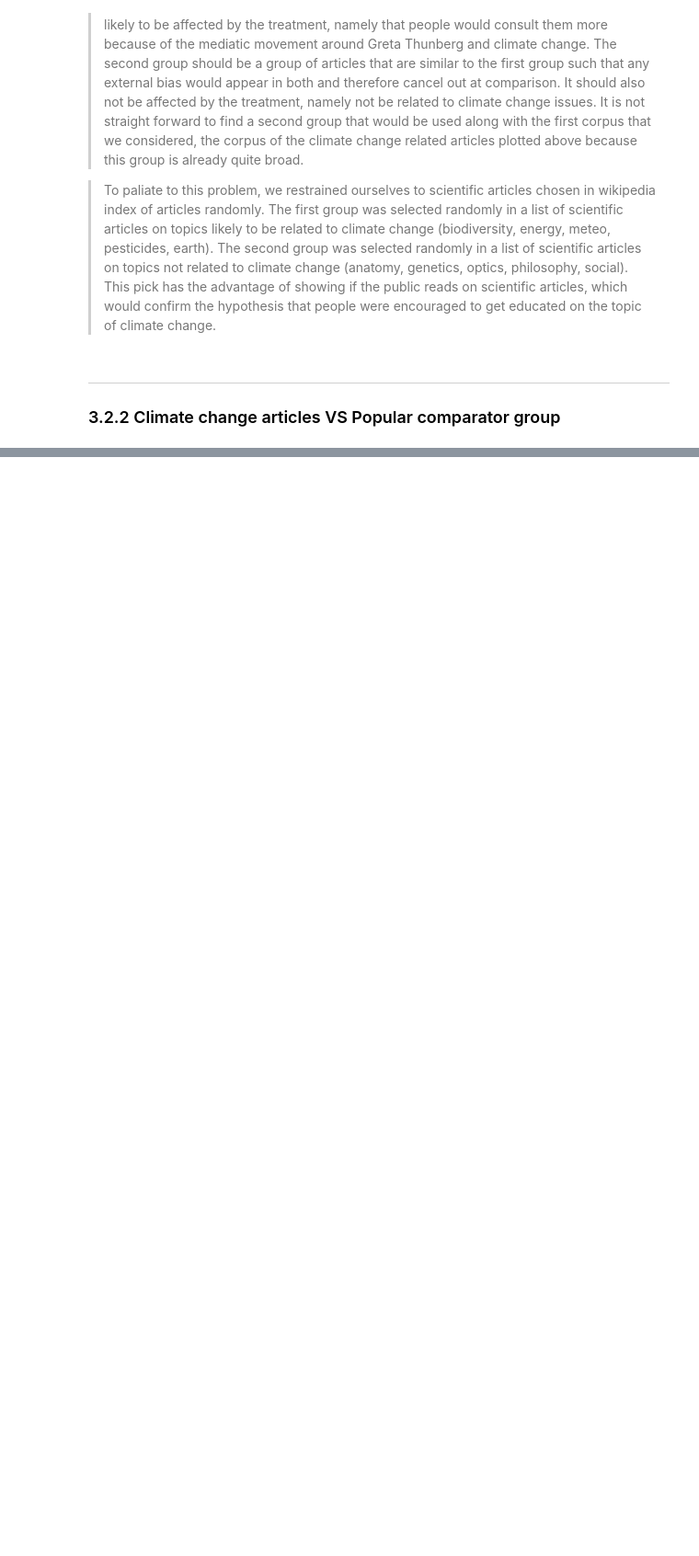
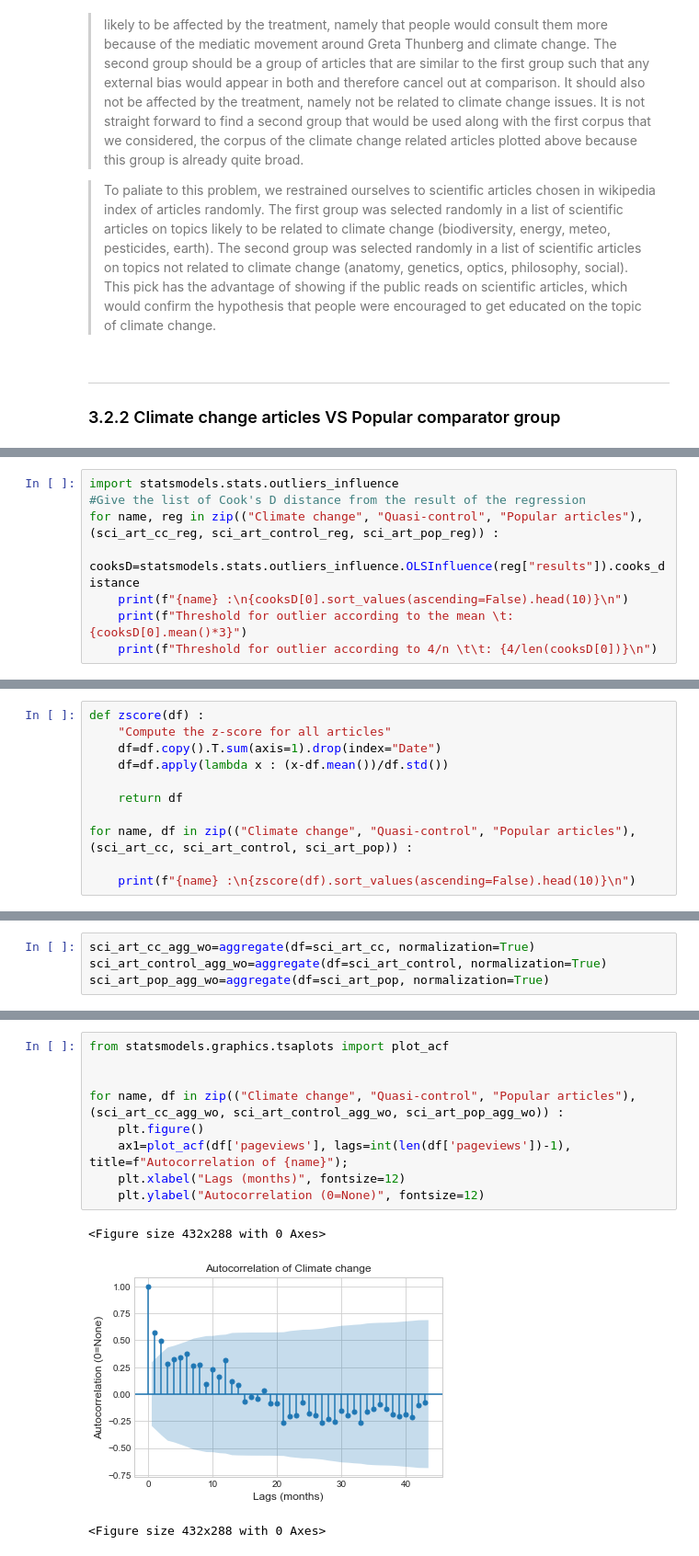
Before and after one commit to epfl-ada/ada-2020-project-milestone-p3-p3_tadaa, a Jupyter notebook: creative_extension.ipynb, the cells around one changed output, grey strips where cells are left out. Shown: that part at 92% size. Saved outputs shown, nothing was run; the diff lists cells and outputs as text; blank space fills up the shorter version.

```diff
--- a/creative_extension.ipynb
+++ b/creative_extension.ipynb
@@ -594,0 +664,8 @@ print(f"QUasi-control | Linear Regression interval 1 :\n\n {sci_art_pop_reg['res
+# %%
+import statsmodels.stats.outliers_influence
+#Give the list of Cook's D distance from the result of the regression
+for name, reg in zip(("Climate change", "Quasi-control", "Popular articles"),(sci_art_cc_reg, sci_art_control_reg, sci_art_pop_reg)) :
+    cooksD=statsmodels.stats.outliers_influence.OLSInfluence(reg["results"]).cooks_distance
+    print(f"{name} :\n{cooksD[0].sort_values(ascending=False).head(10)}\n")
+    print(f"Threshold for outlier according to the mean \t: {cooksD[0].mean()*3}")
+    print(f"Threshold for outlier according to 4/n \t\t: {4/len(cooksD[0])}\n")
@@ -594,0 +699,11 @@ print(f"QUasi-control | Linear Regression interval 1 :\n\n {sci_art_pop_reg['res
+# %%
+def zscore(df) :
+    "Compute the z-score for all articles"
+    df=df.copy().T.sum(axis=1).drop(index="Date")
+    df=df.apply(lambda x : (x-df.mean())/df.std())
+
+    return df
+
+for name, df in zip(("Climate change", "Quasi-control", "Popular articles"),(sci_art_cc, sci_art_control, sci_art_pop)) :
+
+    print(f"{name} :\n{zscore(df).sort_values(ascending=False).head(10)}\n")
@@ -594,0 +730,4 @@ print(f"QUasi-control | Linear Regression interval 1 :\n\n {sci_art_pop_reg['res
+# %%
+sci_art_cc_agg_wo=aggregate(df=sci_art_cc, normalization=True)
+sci_art_control_agg_wo=aggregate(df=sci_art_control, normalization=True)
+sci_art_pop_agg_wo=aggregate(df=sci_art_pop, normalization=True)
@@ -594,0 +739,13 @@ print(f"QUasi-control | Linear Regression interval 1 :\n\n {sci_art_pop_reg['res
+# %%
+from statsmodels.graphics.tsaplots import plot_acf
+
+
+for name, df in zip(("Climate change", "Quasi-control", "Popular articles"),(sci_art_cc_agg_wo, sci_art_control_agg_wo, sci_art_pop_agg_wo)) :
+    plt.figure()
+    ax1=plot_acf(df['pageviews'], lags=int(len(df['pageviews'])-1), title=f"Autocorrelation of {name}");
+    plt.xlabel("Lags (months)", fontsize=12)
+    plt.ylabel("Autocorrelation (0=None)", fontsize=12)
+# %% [output]
+<Figure size 432x288 with 0 Axes>
+[figure, added]
+<Figure size 432x288 with 0 Axes>
```
Also changed, not shown: parts of 27 cells of this notebook, 10 other files.
